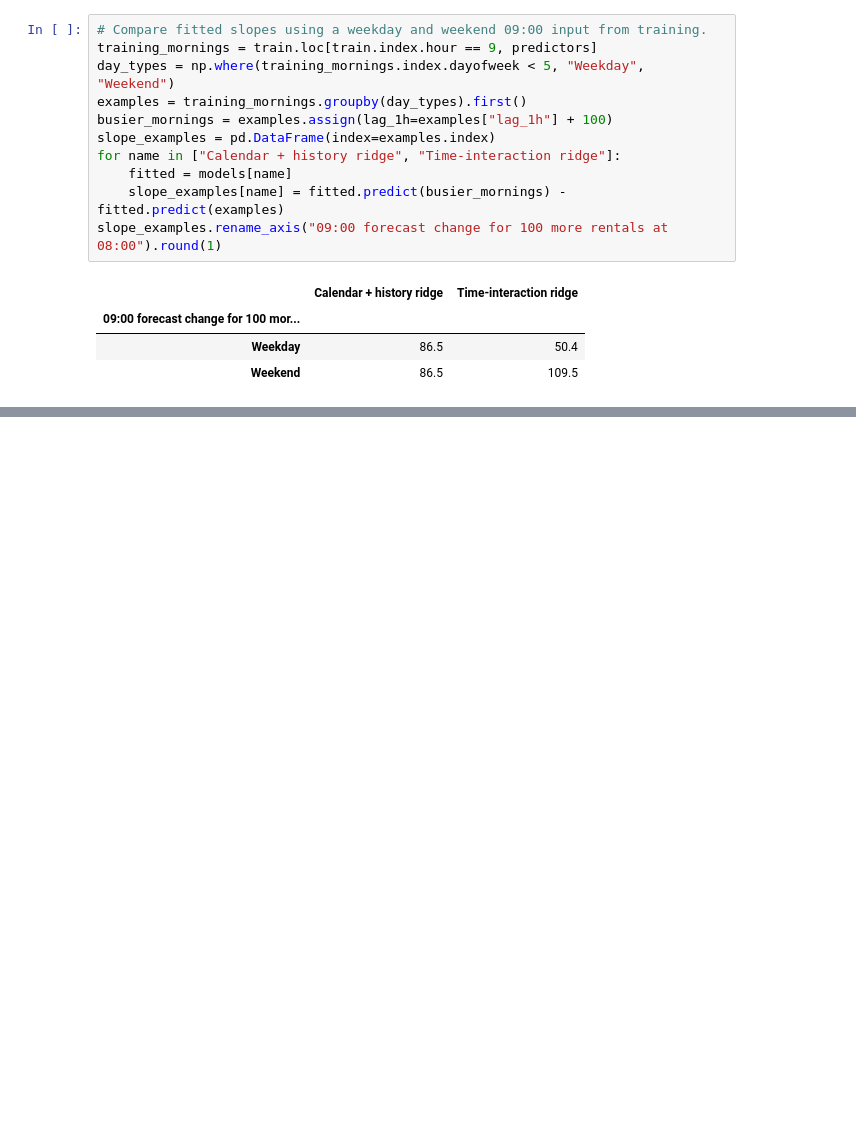
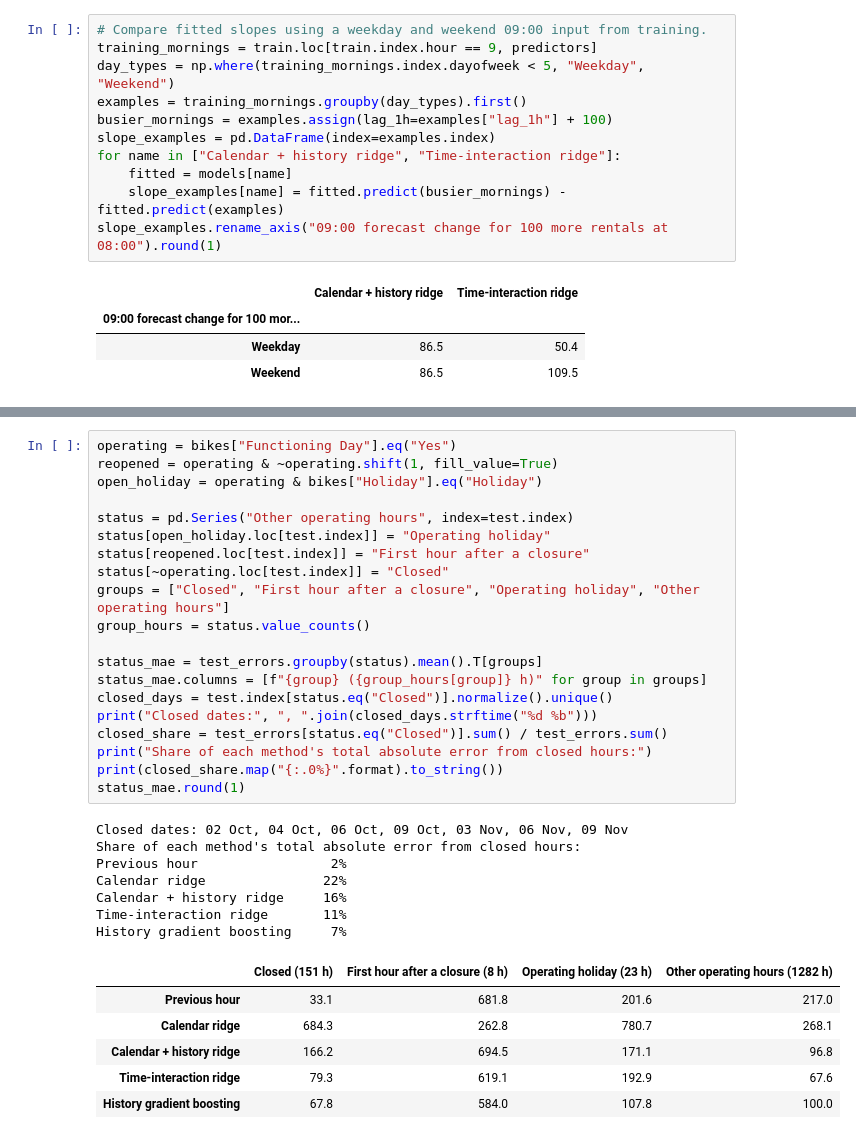
Before and after one commit to daidaibunny/258, a Jupyter notebook: seoul_bike_demand.ipynb, the cells around one changed output, grey strips where cells are left out. Cells and saved outputs as stored; diff of their text form; blank space fills up the shorter version.

```diff
--- a/seoul_bike_demand.ipynb
+++ b/seoul_bike_demand.ipynb
@@ -338,0 +408,34 @@ The remaining work and its owners are listed in the [team handoff](https://githu
+# %%
+operating = bikes["Functioning Day"].eq("Yes")
+reopened = operating & ~operating.shift(1, fill_value=True)
+open_holiday = operating & bikes["Holiday"].eq("Holiday")
+
+status = pd.Series("Other operating hours", index=test.index)
+status[open_holiday.loc[test.index]] = "Operating holiday"
+status[reopened.loc[test.index]] = "First hour after a closure"
+status[~operating.loc[test.index]] = "Closed"
+groups = ["Closed", "First hour after a closure", "Operating holiday", "Other operating hours"]
+group_hours = status.value_counts()
+
+status_mae = test_errors.groupby(status).mean().T[groups]
+status_mae.columns = [f"{group} ({group_hours[group]} h)" for group in groups]
+closed_days = test.index[status.eq("Closed")].normalize().unique()
+print("Closed dates:", ", ".join(closed_days.strftime("%d %b")))
+closed_share = test_errors[status.eq("Closed")].sum() / test_errors.sum()
+print("Share of each method's total absolute error from closed hours:")
+print(closed_share.map("{:.0%}".format).to_string())
+status_mae.round(1)
+# %% [output]
+Closed dates: 02 Oct, 04 Oct, 06 Oct, 09 Oct, 03 Nov, 06 Nov, 09 Nov
+Share of each method's total absolute error from closed hours:
+Previous hour                 2%
+Calendar ridge               22%
+Calendar + history ridge     16%
+Time-interaction ridge       11%
+History gradient boosting     7%
+|  | Closed (151 h) | First hour after a closure (8 h) | Operating holiday (23 h) | Other operating hours (1282 h) |
+| Previous hour | 33.1 | 681.8 | 201.6 | 217.0 |
+| Calendar ridge | 684.3 | 262.8 | 780.7 | 268.1 |
+| Calendar + history ridge | 166.2 | 694.5 | 171.1 | 96.8 |
+| Time-interaction ridge | 79.3 | 619.1 | 192.9 | 67.6 |
+| History gradient boosting | 67.8 | 584.0 | 107.8 | 100.0 |
```
Also changed, not shown: parts of 17 cells of this notebook, 2 other files.
